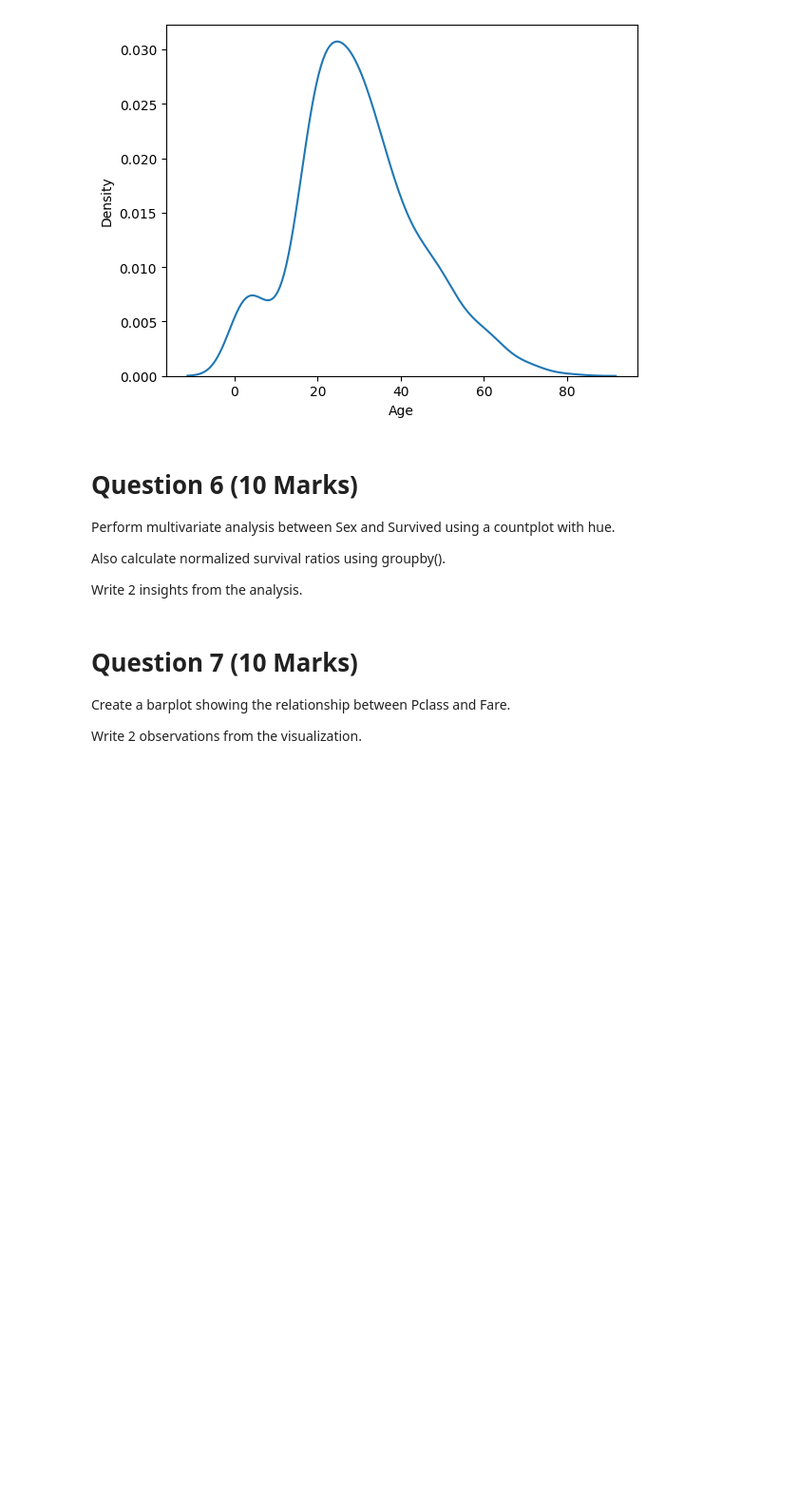
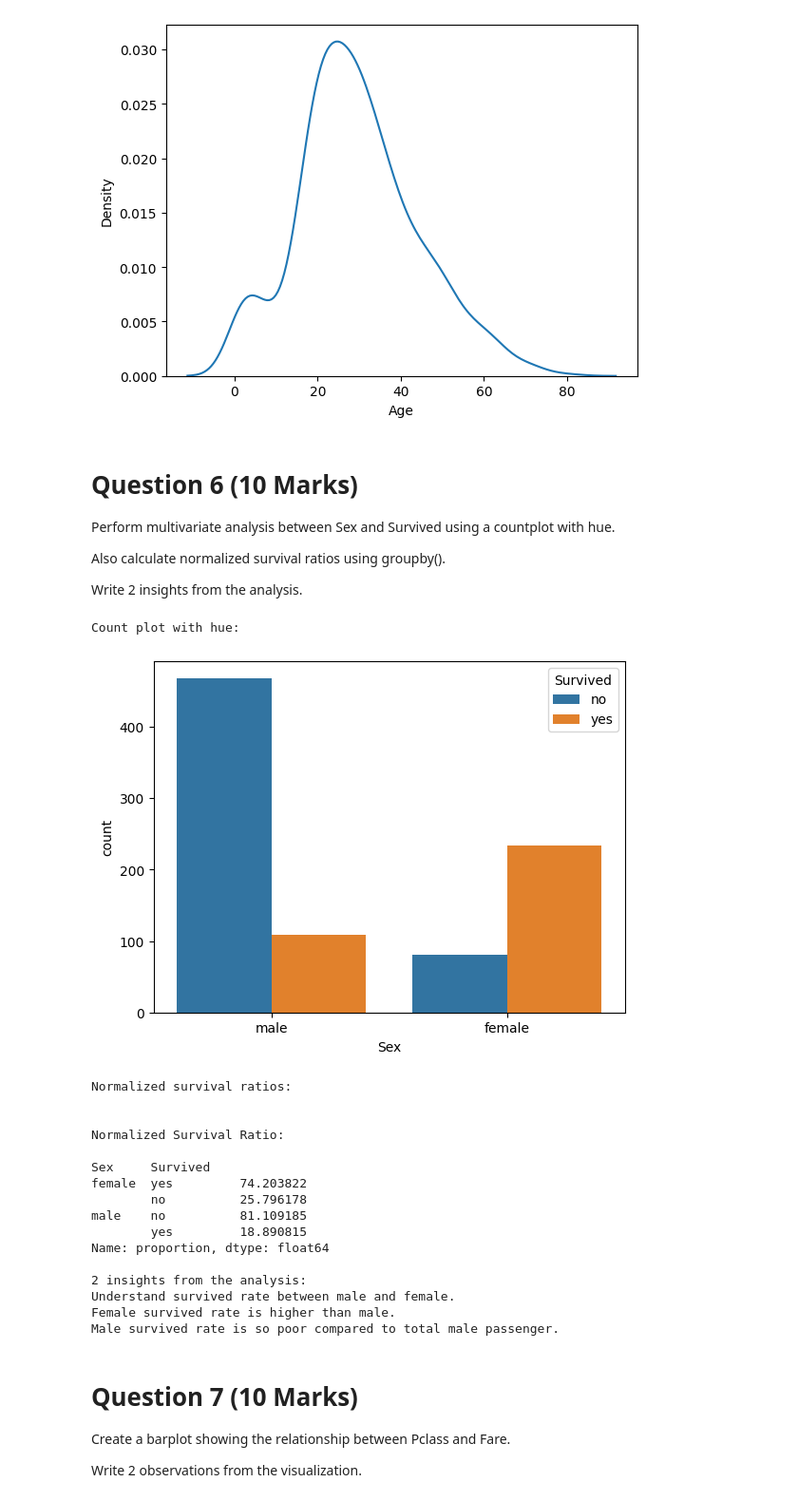
Before and after one commit to RiazullJannat/ML, a Jupyter notebook: ML_Assignment_01.ipynb, the cells around one changed output. Shown at 95% size. Cells and saved outputs as stored; diff of their text form; code cells hidden in the pictures; blank space fills up the shorter version.

```diff
--- a/ML_Assignment_01.ipynb
+++ b/ML_Assignment_01.ipynb
@@ -180,6 +180,42 @@ Perform multivariate analysis between Sex and Survived using a countplot with hu
 Also calculate normalized survival ratios using groupby().
 
 Write 2 insights from the analysis.
+# %%
+print("Count plot with hue:\n")
+sns.countplot(data=df,x="Sex",hue="Survived")
+plt.show()
+
+print("\n\nNormalized survival ratios:\n")
+
+print("\nNormalized Survival Ratio:\n")
+print(df.groupby("Sex")["Survived"].value_counts(normalize=True)*100)
+
+print(
+    f"""\n2 insights from the analysis:
+Understand survived rate between male and female.
+Female survived rate is higher than male.
+Male survived rate is so poor compared to total male passenger.
+"""
+)
+# %% [output]
+Count plot with hue:
+[figure, added]
+Normalized survival ratios:
+
+
+Normalized Survival Ratio:
+
+Sex     Survived
+female  yes         74.203822
+        no          25.796178
+male    no          81.109185
+        yes         18.890815
+Name: proportion, dtype: float64
+
+2 insights from the analysis:
+Understand survived rate between male and female.
+Female survived rate is higher than male.
+Male survived rate is so poor compared to total male passenger.
 # %% [markdown]
 # Question 7 (10 Marks)
 
```
Also changed, not shown: parts of 1 cell of this notebook.
